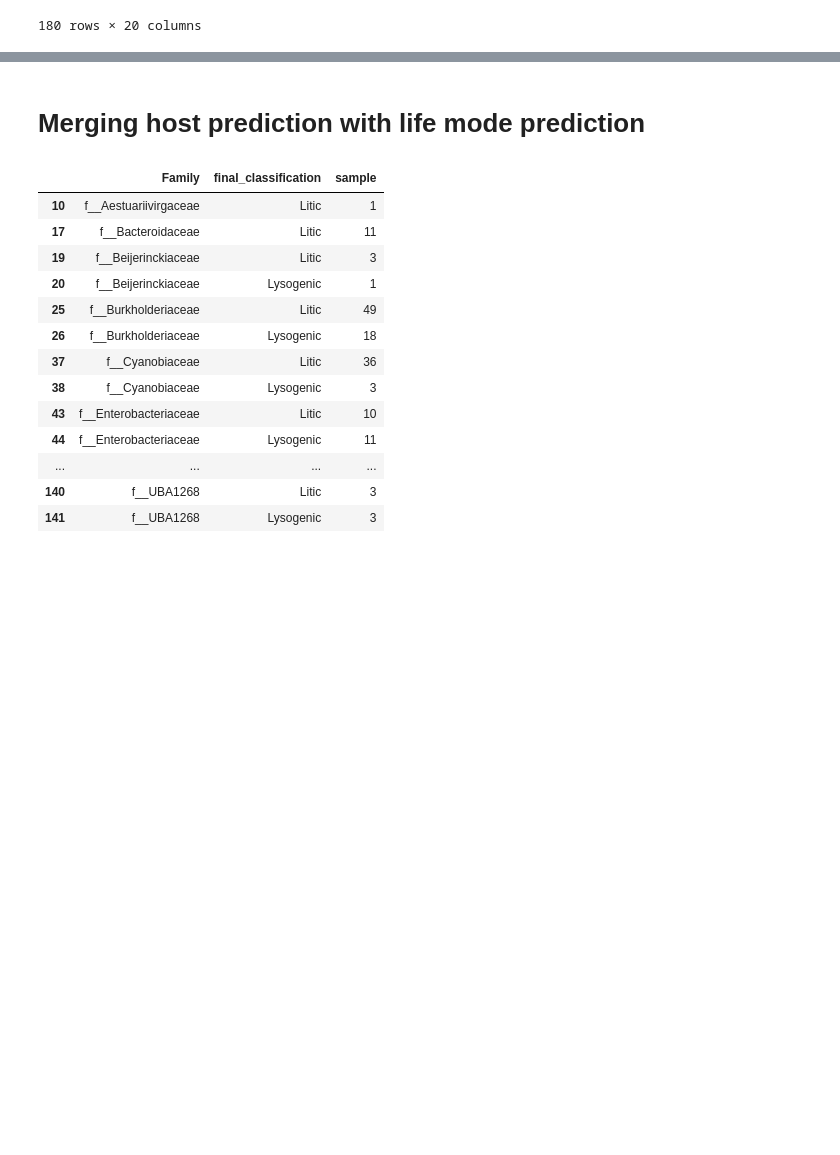
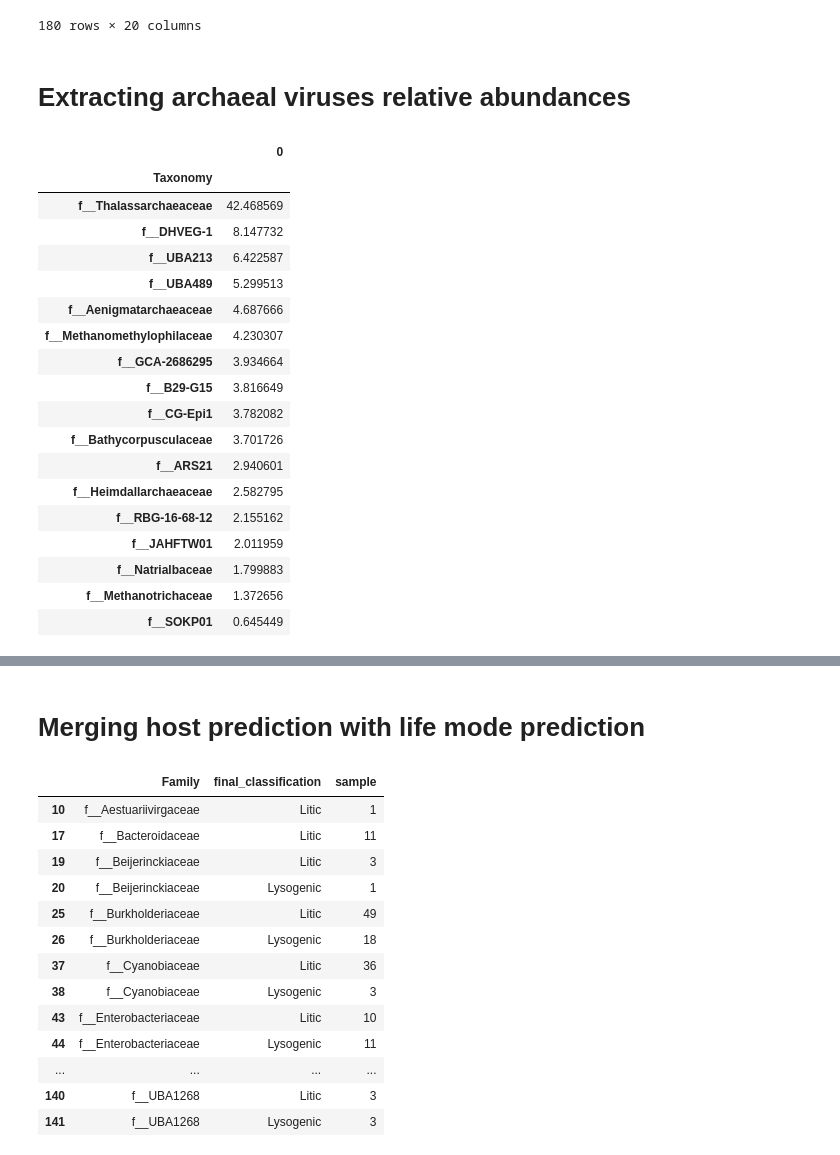
Before and after one commit to TMDavi/Amazon_virome, a Jupyter notebook: data_analysis/05_host_prediction/iphop_results_processing.ipynb, the cells around one changed output, grey strips where cells are left out. Cells and saved outputs as stored; diff of their text form; code cells hidden in the pictures; blank space fills up the shorter version.

```diff
--- a/data_analysis/05_host_prediction/iphop_results_processing.ipynb
+++ b/data_analysis/05_host_prediction/iphop_results_processing.ipynb
@@ -353,3 +385,31 @@ final_tax_by_sample_top15
 | f__Phototrophicaceae | 0.000000 | 0.000000 | 0.000000 | 0.000000 | 0.000000 | 0.000000 | 0.000000 | 0.000000 | 0.009517 | 0.000000 | 1.971963 | ... |
 | f__SOKP01 | 0.000000 | 0.000000 | 0.000000 | 0.000000 | 0.000000 | 0.050361 | 0.040467 | 0.000000 | 0.000000 | 0.000000 | 1.600424 | ... |
 180 rows × 20 columns
+# %% [markdown]
+# Extracting archaeal viruses relative abundances
+# %%
+viral_arch_fam_rel_abund = final_tax_by_sample[final_tax_by_sample.index.isin(virus_arch_families)]
+viral_arch_fam_perc = viral_arch_fam_rel_abund.sum(axis=1) / viral_arch_fam_rel_abund .sum(axis=1).sum() * 100
+viral_arch_fam_perc = viral_arch_fam_perc.to_frame()
+viral_arch_fam_perc = viral_arch_fam_perc.sort_values(by=0, ascending=False)
+viral_arch_fam_perc
+# %% [output]
+|  | 0 |
+| Taxonomy |  |
+| f__Thalassarchaeaceae | 42.468569 |
+| f__DHVEG-1 | 8.147732 |
+| f__UBA213 | 6.422587 |
+| f__UBA489 | 5.299513 |
+| f__Aenigmatarchaeaceae | 4.687666 |
+| f__Methanomethylophilaceae | 4.230307 |
+| f__GCA-2686295 | 3.934664 |
+| f__B29-G15 | 3.816649 |
+| f__CG-Epi1 | 3.782082 |
+| f__Bathycorpusculaceae | 3.701726 |
+| f__ARS21 | 2.940601 |
+| f__Heimdallarchaeaceae | 2.582795 |
+| f__RBG-16-68-12 | 2.155162 |
+| f__JAHFTW01 | 2.011959 |
+| f__Natrialbaceae | 1.799883 |
+| f__Methanotrichaceae | 1.372656 |
+| f__SOKP01 | 0.645449 |
```
Also changed, not shown: parts of 8 cells of this notebook, 2 other files.
